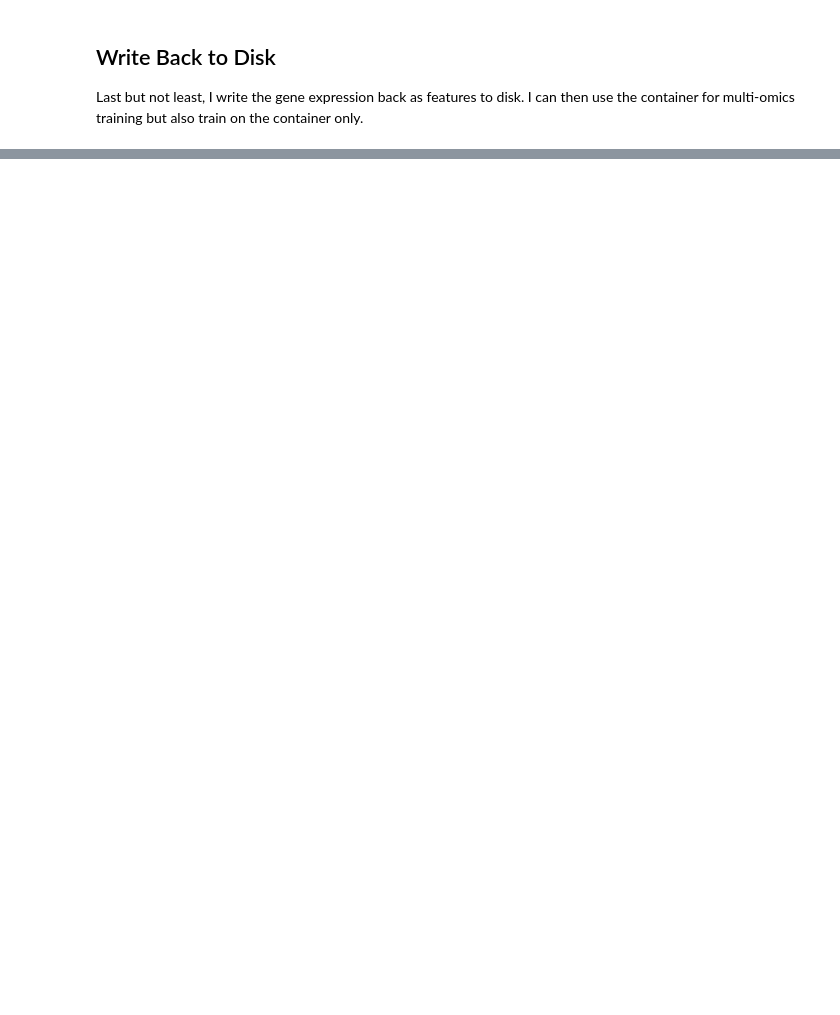
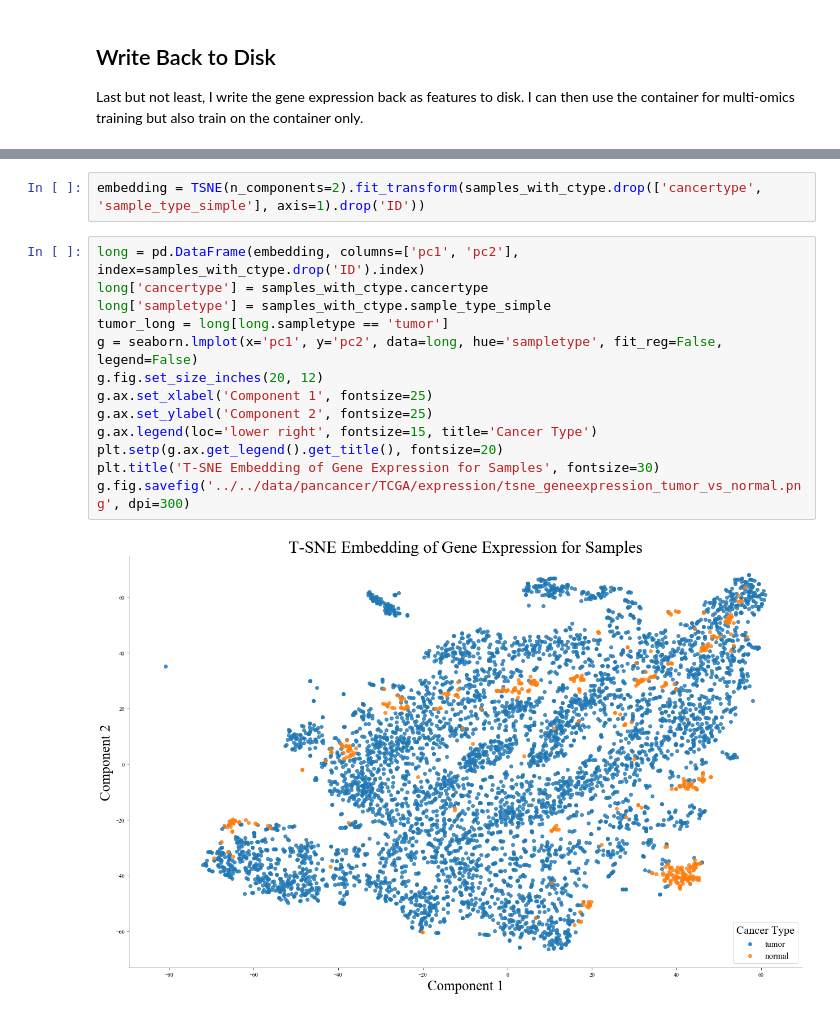
Before and after one commit to schulter/EMOGI, a Jupyter notebook: pancancer/expression/process_geneexpression_TCGA.ipynb, the cells around one changed output, grey strips where cells are left out. Drawn from its saved outputs; the diff is of its cells as text; blank space fills up the shorter version.

```diff
--- a/pancancer/expression/process_geneexpression_TCGA.ipynb
+++ b/pancancer/expression/process_geneexpression_TCGA.ipynb
@@ -259,0 +396,17 @@ Container written to ../../data/pancancer/iref_tcga_expression_filter100.h5
+# %%
+embedding = TSNE(n_components=2).fit_transform(samples_with_ctype.drop(['cancertype', 'sample_type_simple'], axis=1).drop('ID'))
+# %%
+long = pd.DataFrame(embedding, columns=['pc1', 'pc2'], index=samples_with_ctype.drop('ID').index)
+long['cancertype'] = samples_with_ctype.cancertype
+long['sampletype'] = samples_with_ctype.sample_type_simple
+tumor_long = long[long.sampletype == 'tumor']
+g = seaborn.lmplot(x='pc1', y='pc2', data=long, hue='sampletype', fit_reg=False, legend=False)
+g.fig.set_size_inches(20, 12)
+g.ax.set_xlabel('Component 1', fontsize=25)
+g.ax.set_ylabel('Component 2', fontsize=25)
+g.ax.legend(loc='lower right', fontsize=15, title='Cancer Type')
+plt.setp(g.ax.get_legend().get_title(), fontsize=20)
+plt.title('T-SNE Embedding of Gene Expression for Samples', fontsize=30)
+g.fig.savefig('../../data/pancancer/TCGA/expression/tsne_geneexpression_tumor_vs_normal.png', dpi=300)
+# %% [output]
+[figure, added]
```
Also changed, not shown: parts of 42 cells of this notebook.
